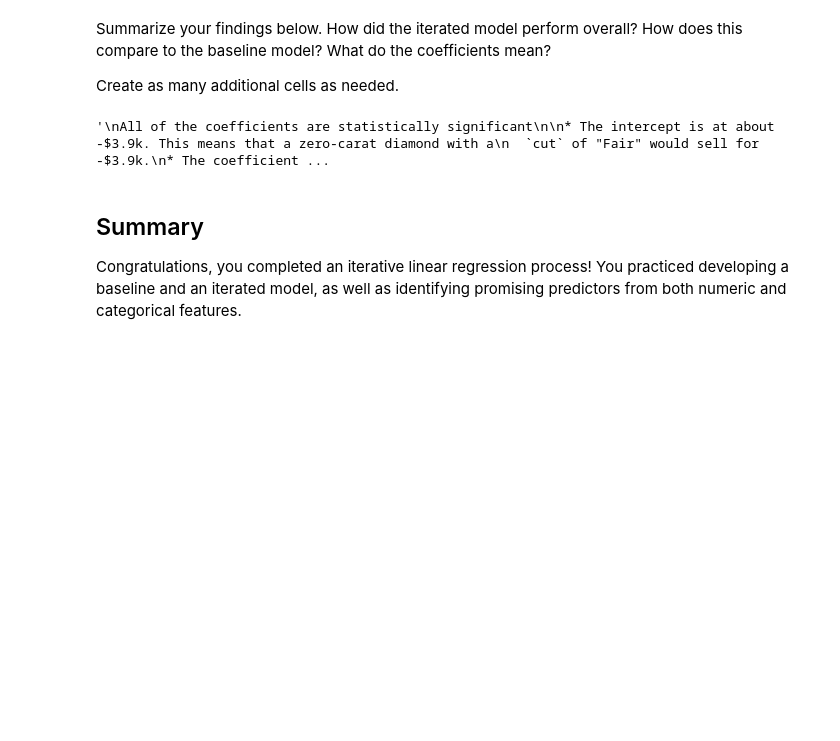
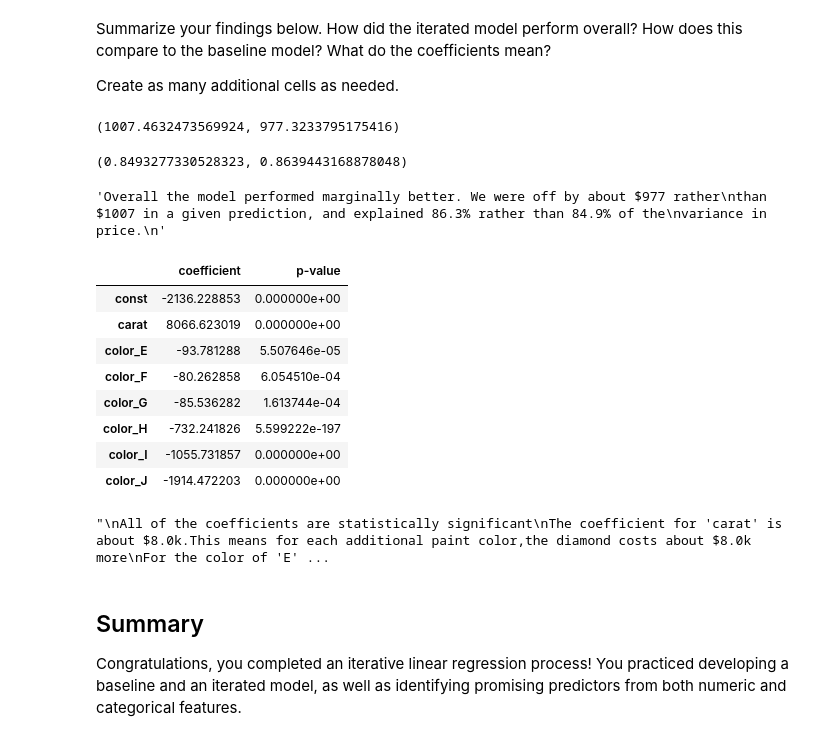
Before and after one commit to janejeshen/dsc-multiple-regression-cumulative-lab, a Jupyter notebook: index.ipynb, the cells around one changed output. Drawn from its saved outputs; the diff is of its cells as text; code cells hidden in the pictures; blank space fills up the shorter version.

```diff
--- a/index.ipynb
+++ b/index.ipynb
@@ -251,3 +251,8 @@ Covariance Type:            nonrobust
 
 Notes:
 [1] Standard Errors assume that the covariance matrix of the errors is correctly specified.
+# %%
+from sklearn.metrics import mean_absolute_error
+
+baseline_mae = mean_absolute_error(y, baseline_results.predict(sm.add_constant(X_baseline)))
+baseline_mae
@@ -420,29 +427,49 @@ Notes:
 Summarize your findings below. How did the iterated model perform overall? How does this compare to the baseline model? What do the coefficients mean?
 
 Create as many additional cells as needed.
-# %%
-# Your written answer here
-"""
-All of the coefficients are statistically significant
-
-* The intercept is at about -$3.9k. This means that a zero-carat diamond with a
-  `cut` of "Fair" would sell for -$3.9k.
-* The coefficient for `carat` is about $7.9k. This means for each additional carat,
-  the diamond costs about $7.9k more. We note that this is very similar to the
-  `carat` coefficient for the baseline model, meaning that `carat` and `cut` seem
-  to be explaining different aspects of price
-* The coefficients for `cut` range from about $1.1k to about $1.8k
-  * For a cut of "Good" compared to a cut of "Fair", we expect +$1.1k price
-  * For a cut of "Very Good" compared to a cut of "Fair", we expect +$1.5k price
-  * For a cut of "Premium" comparedto a cut of "Fair", we expect +$1.4k price
-  * For a cut of "Ideal" compared to a cut of "Fair", we expect +$1.8k price
-  * This outcome is interesting since our data understanding seems to indicate that
-    "Premium" should be better than "Very Good". More investigation of other features
-    is needed to understand whether this can be explained by other variables, or if
-    "Premium" appears to be undervalued vs. the conventional wisdom
-"""
-# %% [output]
-'\nAll of the coefficients are statistically significant\n\n* The intercept is at about -$3.9k. This means that a zero-carat diamond with a\n  `cut` of "Fair" would sell for -$3.9k.\n* The coefficient ...
+# %%
+iterated_mae = mean_absolute_error(y, iterated_results.predict(sm.add_constant(X_iterated)))
+baseline_mae, iterated_mae
+# %% [output]
+(1007.4632473569924, 977.3233795175416)
+# %%
+baseline_results.rsquared_adj, iterated_results.rsquared_adj
+# %% [output]
+(0.8493277330528323, 0.8639443168878048)
+# %%
+"""Overall the model performed marginally better. We were off by about $977 rather
+than $1007 in a given prediction, and explained 86.3% rather than 84.9% of the
+variance in price.
+"""
+# %% [output]
+'Overall the model performed marginally better. We were off by about $977 rather\nthan $1007 in a given prediction, and explained 86.3% rather than 84.9% of the\nvariance in price.\n'
+# %%
+results_df = pd.concat([iterated_results.params, iterated_results.pvalues], axis=1)
+results_df.columns = ["coefficient", "p-value"]
+results_df
+# %% [output]
+|  | coefficient | p-value |
+| const | -2136.228853 | 0.000000e+00 |
+| carat | 8066.623019 | 0.000000e+00 |
+| color_E | -93.781288 | 5.507646e-05 |
+| color_F | -80.262858 | 6.054510e-04 |
+| color_G | -85.536282 | 1.613744e-04 |
+| color_H | -732.241826 | 5.599222e-197 |
+| color_I | -1055.731857 | 0.000000e+00 |
+| color_J | -1914.472203 | 0.000000e+00 |
+# %%
+"""
+All of the coefficients are statistically significant
+The coefficient for 'carat' is about $8.0k.This means for each additional paint color,the diamond costs about $8.0k more
+For the color of 'E' compared to color of D,we expect -$93k price
+For the color of 'F' compared to color of D,we expect -$80k price
+For the color of 'G' compared to color of D,we expect -$85k price
+For the color of 'H' compared to color of D,we expect -$73.2k price
+For the color of 'I' compared to color of D,we expect -$10.55k price
+For the color of 'J' compared to color of D,we expect -$19.14k price
+"""
+# %% [output]
+"\nAll of the coefficients are statistically significant\nThe coefficient for 'carat' is about $8.0k.This means for each additional paint color,the diamond costs about $8.0k more\nFor the color of 'E' ...
 # %% [markdown]
 ## Summary
 
```
Also changed, not shown: parts of 3 cells of this notebook.
